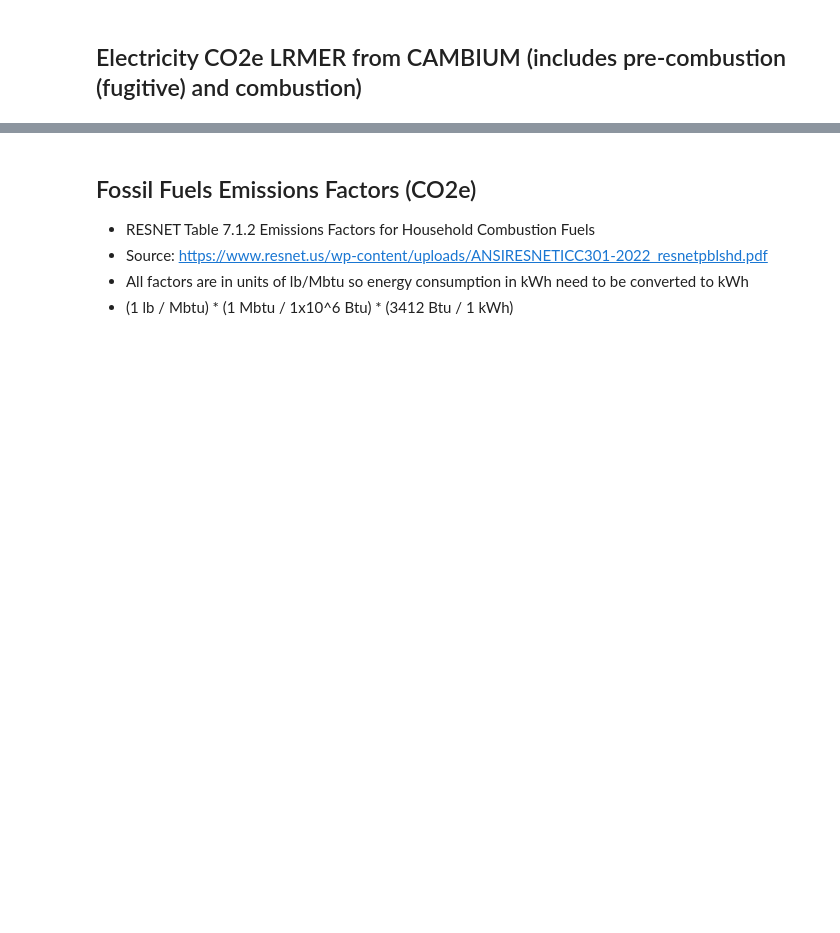
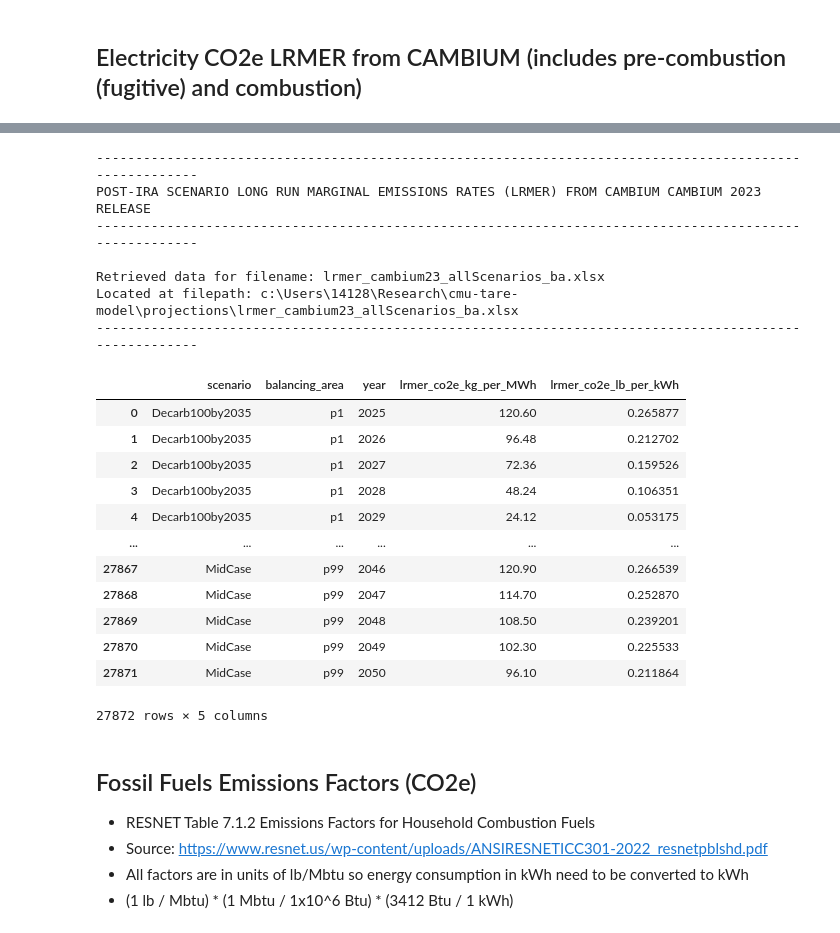
Before and after one commit to jordan-joseph126/cmu-tare-model, a Jupyter notebook: tare_baseline_v4.1_cambium.ipynb, the cells around one changed output, grey strips where cells are left out. Saved outputs shown, nothing was run; the diff lists cells and outputs as text; code cells hidden in the pictures; blank space fills up the shorter version.

```diff
--- a/tare_baseline_v4.1_cambium.ipynb
+++ b/tare_baseline_v4.1_cambium.ipynb
@@ -409,3 +419,82 @@ df_margEmis_electricity_cambium
+# %%
+print("""
+-------------------------------------------------------------------------------------------------------
+POST-IRA SCENARIO LONG RUN MARGINAL EMISSIONS RATES (LRMER) FROM CAMBIUM CAMBIUM 2023 RELEASE
+-------------------------------------------------------------------------------------------------------""")
+# CAMBIUM 2023 FOR ALL OTHER SCENARIOS INCLUDING IRA
+filename = 'lrmer_cambium23_allScenarios_ba.xlsx'
+relative_path = os.path.join(r"projections", filename)
+file_path = os.path.join(project_root, relative_path)
+df_cambium23_margEmis_electricity = pd.read_excel(io=file_path, sheet_name='lrmer_cambium23_allScenarios_ba')
+
+print(f"""
+Retrieved data for filename: {filename}
+Located at filepath: {file_path}
+-------------------------------------------------------------------------------------------------------
+""")
+
+import pandas as pd
+import numpy as np
+from scipy.interpolate import interp1d
+
+# Create a new DataFrame to store interpolated results
+interpolated_data = []
+
+# Group by 'scenario' and 'balancing_area'
+grouped = df_cambium23_margEmis_electricity.groupby(['scenario', 'balancing_area'])
+
+for (scenario, balancing_area), group in grouped:
+    years = group['year'].values
+    values = group['lrmer_co2e_kg_per_MWh'].values
+
+    # Define a function for interpolation over the known points
+    f = interp1d(years, values, kind='linear')
+
+    # Generate years in 1-year increments between the minimum and maximum
+    new_years = np.arange(years.min(), years.max() + 1)
+
+    # Interpolate the values for these new years
+    new_values = f(new_years)
+
+    # Store the results
+    interpolated_group = pd.DataFrame({
+        'scenario': scenario,
+        'balancing_area': balancing_area,
+        'year': new_years,
+        'lrmer_co2e_kg_per_MWh': new_values
+    })
+
+    interpolated_data.append(interpolated_group)
+
+# Concatenate all the interpolated data into a single DataFrame
+df_cambium23_margEmis_electricity = pd.concat(interpolated_data).reset_index(drop=True)
+
+# Convert to $USD2023 per lb
+df_cambium23_margEmis_electricity['lrmer_co2e_lb_per_kWh'] = df_cambium23_margEmis_electricity['lrmer_co2e_kg_per_MWh'] * (1/1000) * (2.20462/1)
+
+# Display the interpolated DataFrame
+df_cambium23_margEmis_electricity
+# %% [output]
+-------------------------------------------------------------------------------------------------------
+POST-IRA SCENARIO LONG RUN MARGINAL EMISSIONS RATES (LRMER) FROM CAMBIUM CAMBIUM 2023 RELEASE
+-------------------------------------------------------------------------------------------------------
+
+Retrieved data for filename: lrmer_cambium23_allScenarios_ba.xlsx
+Located at filepath: c:\Users\14128\Research\cmu-tare-model\projections\lrmer_cambium23_allScenarios_ba.xlsx
+-------------------------------------------------------------------------------------------------------
+|  | scenario | balancing_area | year | lrmer_co2e_kg_per_MWh | lrmer_co2e_lb_per_kWh |
+| 0 | Decarb100by2035 | p1 | 2025 | 120.60 | 0.265877 |
+| 1 | Decarb100by2035 | p1 | 2026 | 96.48 | 0.212702 |
+| 2 | Decarb100by2035 | p1 | 2027 | 72.36 | 0.159526 |
+| 3 | Decarb100by2035 | p1 | 2028 | 48.24 | 0.106351 |
+| 4 | Decarb100by2035 | p1 | 2029 | 24.12 | 0.053175 |
+| ... | ... | ... | ... | ... | ... |
+| 27867 | MidCase | p99 | 2046 | 120.90 | 0.266539 |
+| 27868 | MidCase | p99 | 2047 | 114.70 | 0.252870 |
+| 27869 | MidCase | p99 | 2048 | 108.50 | 0.239201 |
+| 27870 | MidCase | p99 | 2049 | 102.30 | 0.225533 |
+| 27871 | MidCase | p99 | 2050 | 96.10 | 0.211864 |
+27872 rows × 5 columns
 # %% [markdown]
 ## Fossil Fuels Emissions Factors (CO2e)
 - RESNET Table 7.1.2 Emissions Factors for Household Combustion Fuels
```
Also changed, not shown: parts of 16 cells of this notebook, 3 other files.
